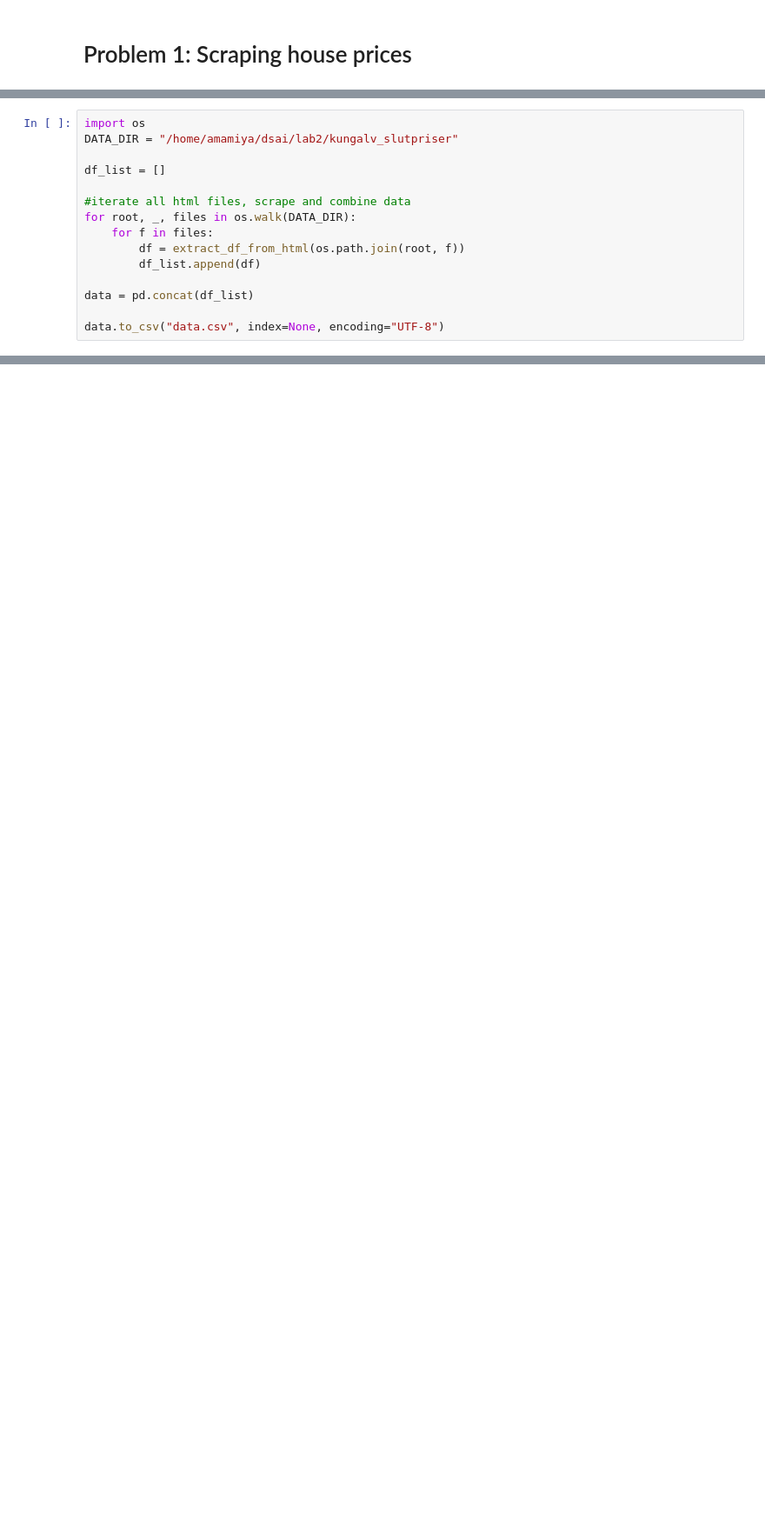
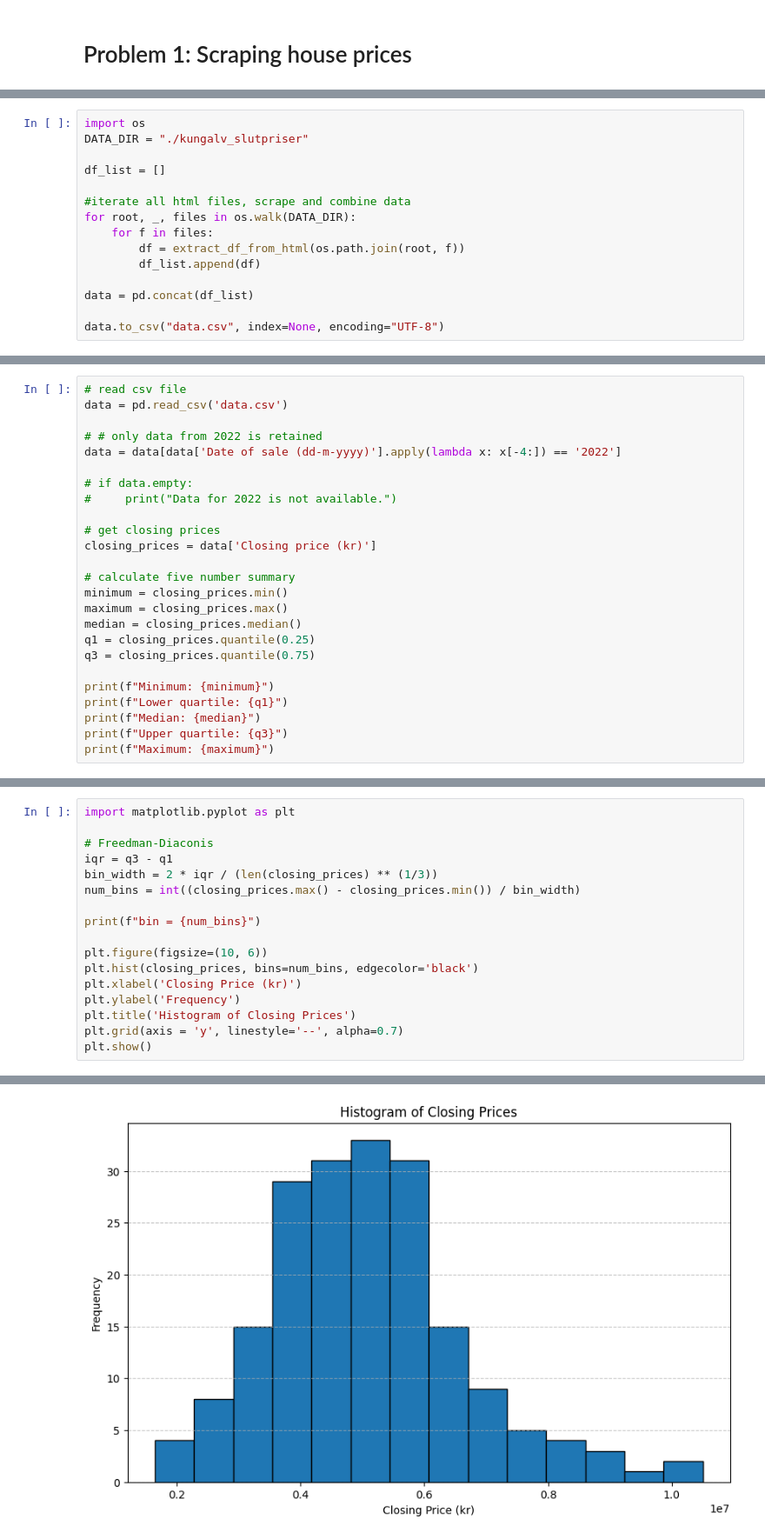
Before and after one commit to amamiya-yuuko-1225/DSAI_group26, a Jupyter notebook: lab2/lab2.ipynb, the cells around one changed output, grey strips where cells are left out. Shown at 87% size. Drawn from its saved outputs; the diff is of its cells as text; blank space fills up the shorter version.

```diff
--- a/lab2/lab2.ipynb
+++ b/lab2/lab2.ipynb
@@ -85,7 +85,7 @@ def extract_df_from_html(path: str) -> pd.DataFrame:
     return df.T
 # %%
 import os
-DATA_DIR = "/home/amamiya/dsai/lab2/kungalv_slutpriser"
+DATA_DIR = "./kungalv_slutpriser"
 
 df_list = []
 
@@ -100,0 +107,25 @@ data.to_csv("data.csv", index=None, encoding="UTF-8")
+# %%
+# read csv file
+data = pd.read_csv('data.csv')
+
+# # only data from 2022 is retained
+data = data[data['Date of sale (dd-m-yyyy)'].apply(lambda x: x[-4:]) == '2022']
+
+# if data.empty:
+#     print("Data for 2022 is not available.")
+
+# get closing prices
+closing_prices = data['Closing price (kr)']
+
+# calculate five number summary
+minimum = closing_prices.min()
+maximum = closing_prices.max()
+median = closing_prices.median()
+q1 = closing_prices.quantile(0.25)
+q3 = closing_prices.quantile(0.75)
+
+print(f"Minimum: {minimum}")
+print(f"Lower quartile: {q1}")
+print(f"Median: {median}")
+print(f"Upper quartile: {q3}")
+print(f"Maximum: {maximum}")
@@ -100,0 +140,18 @@ data.to_csv("data.csv", index=None, encoding="UTF-8")
+# %%
+import matplotlib.pyplot as plt
+
+# Freedman-Diaconis
+iqr = q3 - q1
+bin_width = 2 * iqr / (len(closing_prices) ** (1/3))
+num_bins = int((closing_prices.max() - closing_prices.min()) / bin_width)
+
+print(f"bin = {num_bins}")
+
+plt.figure(figsize=(10, 6))
+plt.hist(closing_prices, bins=num_bins, edgecolor='black')
+plt.xlabel('Closing Price (kr)')
+plt.ylabel('Frequency')
+plt.title('Histogram of Closing Prices')
+plt.grid(axis = 'y', linestyle='--', alpha=0.7)
+plt.show()
+# %% [output]
@@ -100,0 +159 @@ data.to_csv("data.csv", index=None, encoding="UTF-8")
+[figure, added]
```
Also changed, not shown: parts of 11 cells of this notebook, 2 other files.
